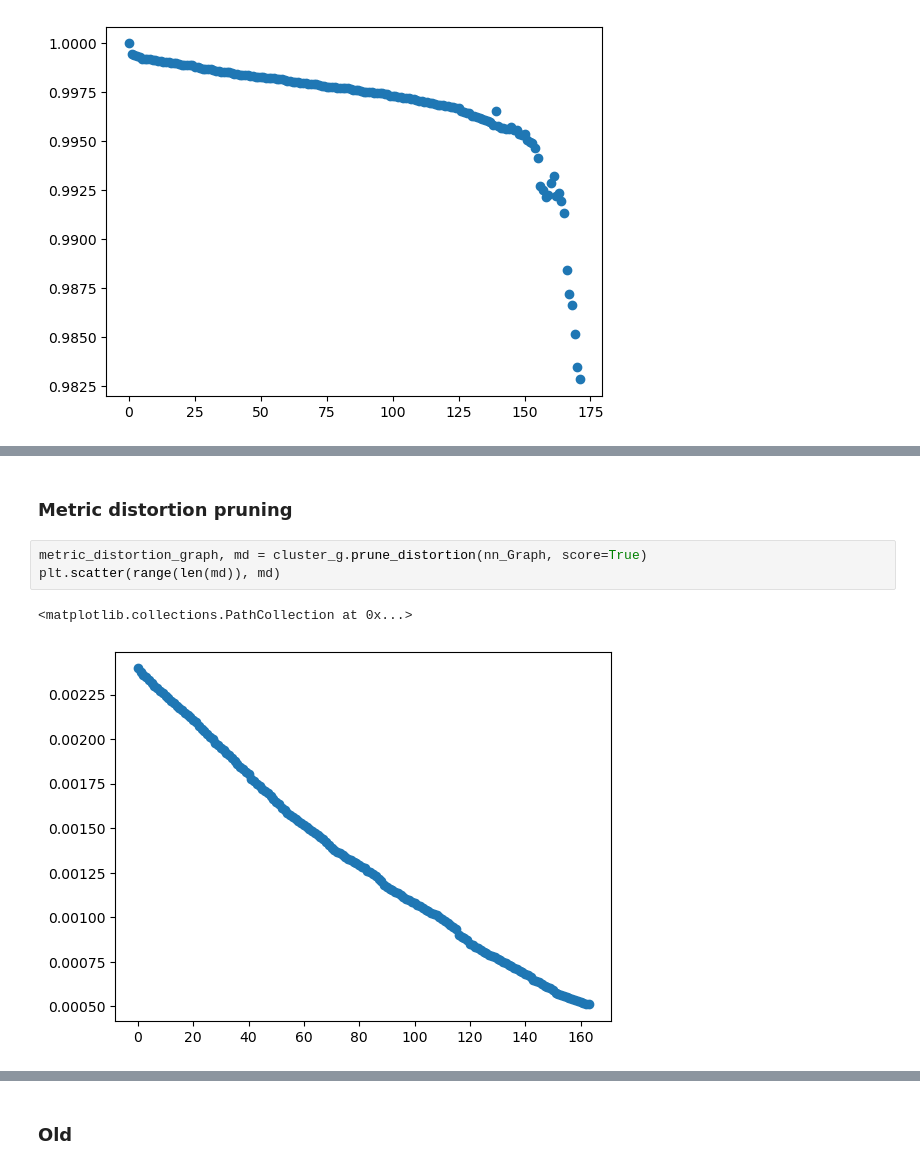
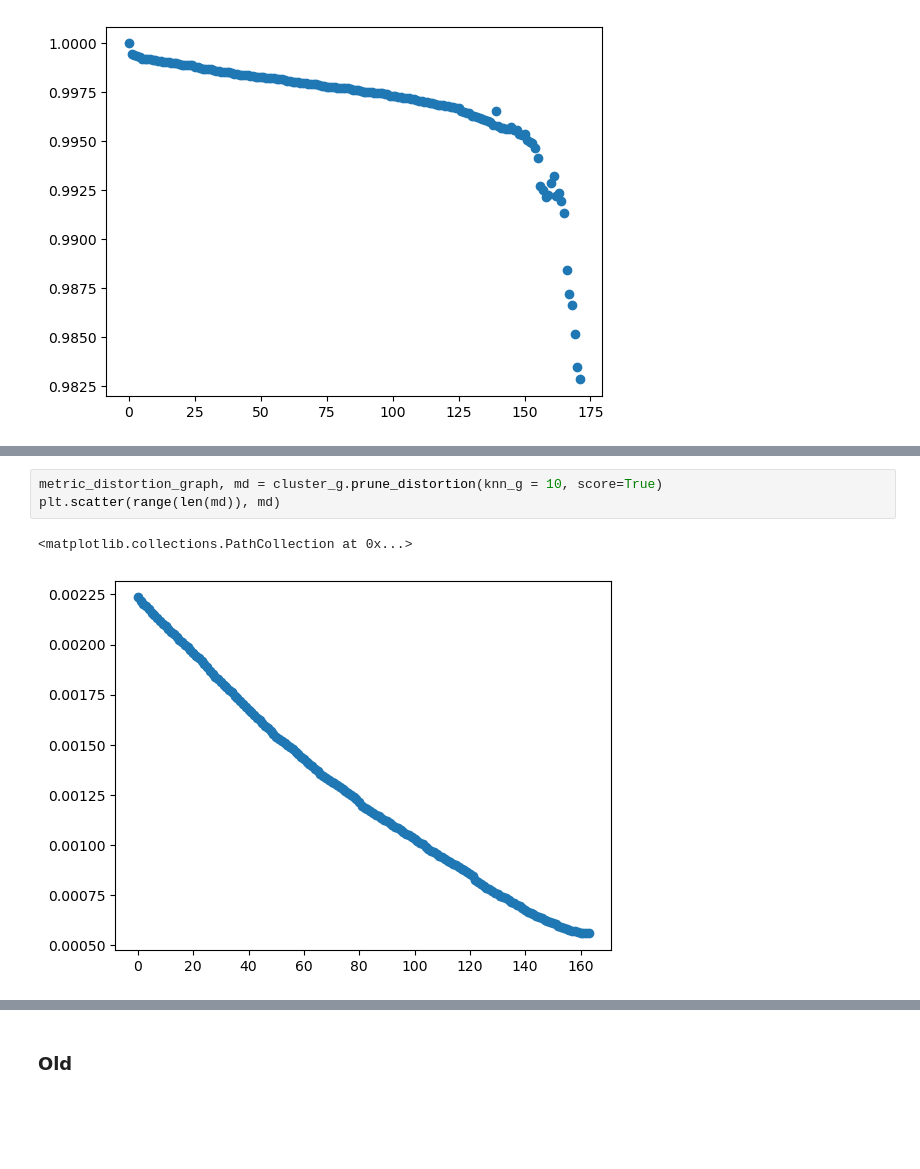
Before and after one commit to dioscuri-tda/ClusterGraph, a Jupyter notebook: examples/Mice_Outcome_Experiment.ipynb, the cells around one changed output, grey strips where cells are left out. Cells and saved outputs as stored; diff of their text form; blank space fills up the shorter version.

```diff
--- a/examples/Mice_Outcome_Experiment.ipynb
+++ b/examples/Mice_Outcome_Experiment.ipynb
@@ -120,11 +102,9 @@ Number connected components :  1
-# %% [markdown]
-### Metric distortion pruning
 # %%
-metric_distortion_graph, md = cluster_g.prune_distortion(nn_Graph, score=True)
+metric_distortion_graph, md = cluster_g.prune_distortion(knn_g = 10, score=True)
 plt.scatter(range(len(md)), md)
 # %% [output]
 <matplotlib.collections.PathCollection at 0x...>
-[figure, old version]
+[figure, new version]
 # %%
 import clustergraph.plot_graph as pg
 pg.plot_colored_graph(metric_distortion_graph, size_nodes=1500, random_state=42)
```
Also changed, not shown: parts of 5 cells of this notebook, 8 other files.
